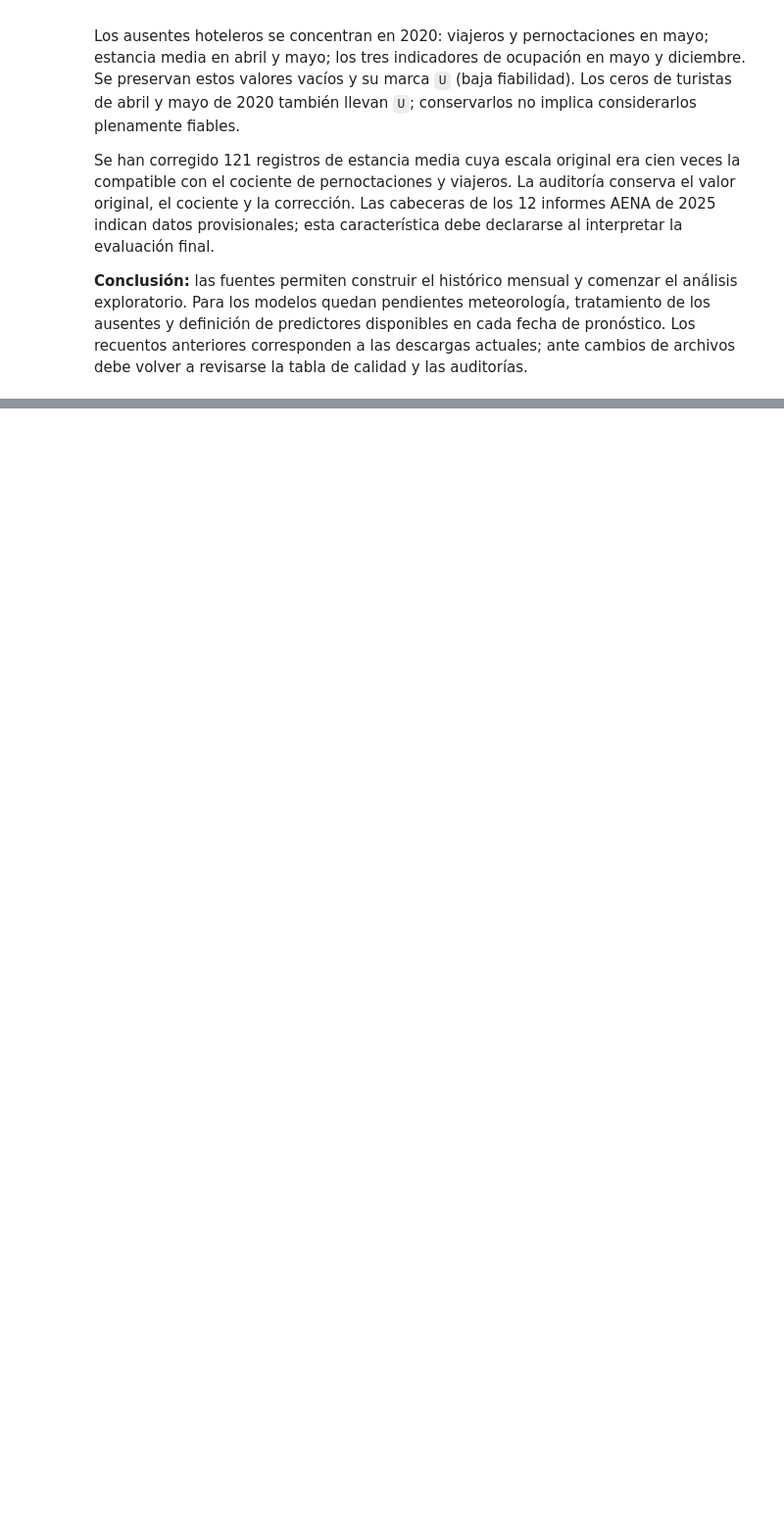
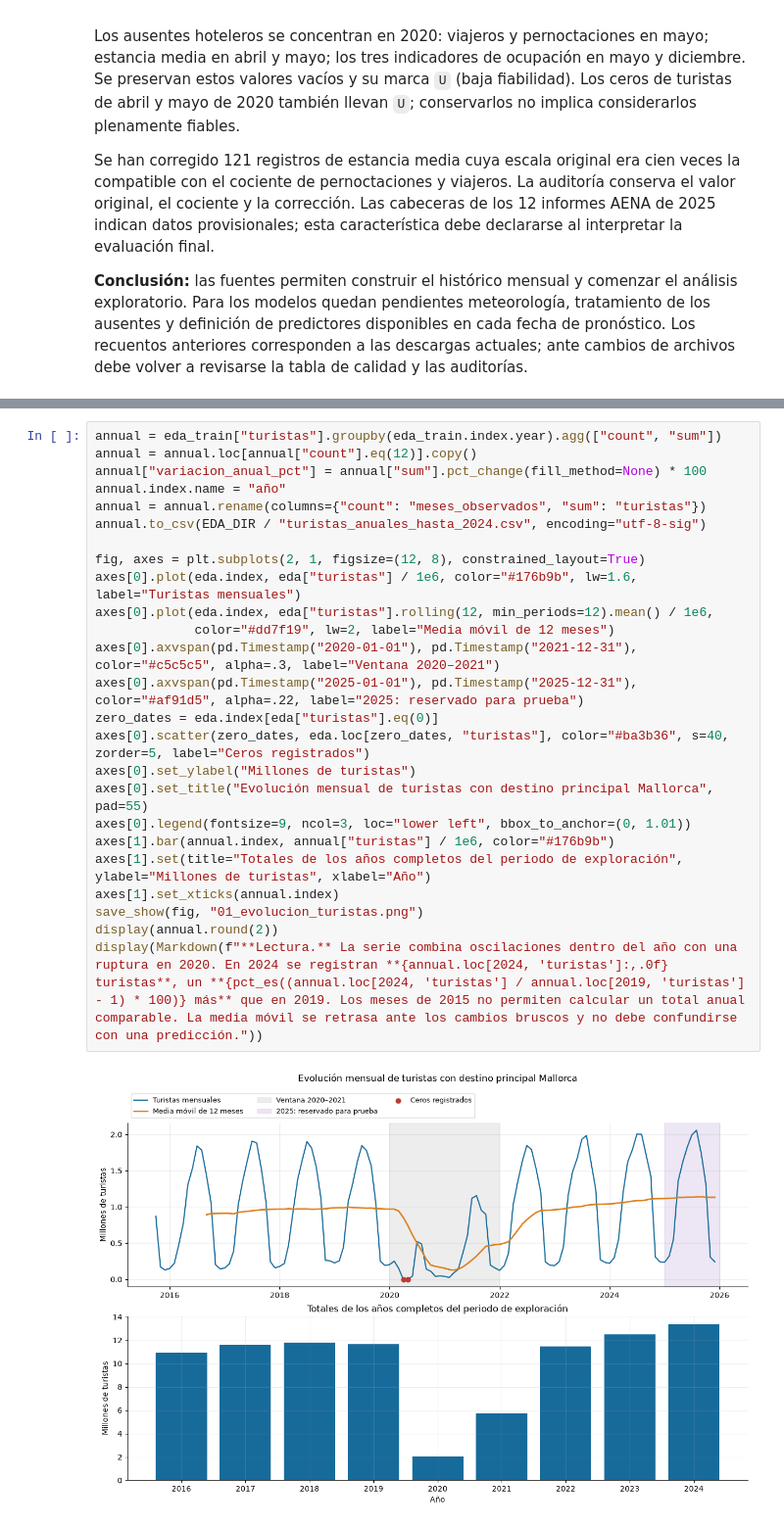
Before and after one commit to acortes99/tfm-turismo-mallorca, a Jupyter notebook: tfm-turismo-viu.ipynb, the cells around one changed output, grey strips where cells are left out. Shown at 98% size. Cells and saved outputs as stored; diff of their text form; blank space fills up the shorter version.

Commit message:
Completar el EDA de Mallorca con gráficas comentadas y conclusiones para preparar los datos

```diff
--- a/tfm-turismo-viu.ipynb
+++ b/tfm-turismo-viu.ipynb
@@ -379,0 +441,27 @@ Se han corregido 121 registros de estancia media cuya escala original era cien v
+# %%
+annual = eda_train["turistas"].groupby(eda_train.index.year).agg(["count", "sum"])
+annual = annual.loc[annual["count"].eq(12)].copy()
+annual["variacion_anual_pct"] = annual["sum"].pct_change(fill_method=None) * 100
+annual.index.name = "año"
+annual = annual.rename(columns={"count": "meses_observados", "sum": "turistas"})
+annual.to_csv(EDA_DIR / "turistas_anuales_hasta_2024.csv", encoding="utf-8-sig")
+
+fig, axes = plt.subplots(2, 1, figsize=(12, 8), constrained_layout=True)
+axes[0].plot(eda.index, eda["turistas"] / 1e6, color="#176b9b", lw=1.6, label="Turistas mensuales")
+axes[0].plot(eda.index, eda["turistas"].rolling(12, min_periods=12).mean() / 1e6,
+             color="#dd7f19", lw=2, label="Media móvil de 12 meses")
+axes[0].axvspan(pd.Timestamp("2020-01-01"), pd.Timestamp("2021-12-31"), color="#c5c5c5", alpha=.3, label="Ventana 2020–2021")
+axes[0].axvspan(pd.Timestamp("2025-01-01"), pd.Timestamp("2025-12-31"), color="#af91d5", alpha=.22, label="2025: reservado para prueba")
+zero_dates = eda.index[eda["turistas"].eq(0)]
+axes[0].scatter(zero_dates, eda.loc[zero_dates, "turistas"], color="#ba3b36", s=40, zorder=5, label="Ceros registrados")
+axes[0].set_ylabel("Millones de turistas")
+axes[0].set_title("Evolución mensual de turistas con destino principal Mallorca", pad=55)
+axes[0].legend(fontsize=9, ncol=3, loc="lower left", bbox_to_anchor=(0, 1.01))
+axes[1].bar(annual.index, annual["turistas"] / 1e6, color="#176b9b")
+axes[1].set(title="Totales de los años completos del periodo de exploración", ylabel="Millones de turistas", xlabel="Año")
+axes[1].set_xticks(annual.index)
+save_show(fig, "01_evolucion_turistas.png")
+display(annual.round(2))
+display(Markdown(f"**Lectura.** La serie combina oscilaciones dentro del año con una ruptura en 2020. En 2024 se registran **{annual.loc[2024, 'turistas']:,.0f} turistas**, un **{pct_es((annual.loc[2024, 'turistas'] / annual.loc[2019, 'turistas'] - 1) * 100)} más** que en 2019. Los meses de 2015 no permiten calcular un total anual comparable. La media móvil se retrasa ante los cambios bruscos y no debe confundirse con una predicción."))
+# %% [output]
+[figure, added]
```
Also changed, not shown: parts of 16 cells of this notebook, 14 other files.
